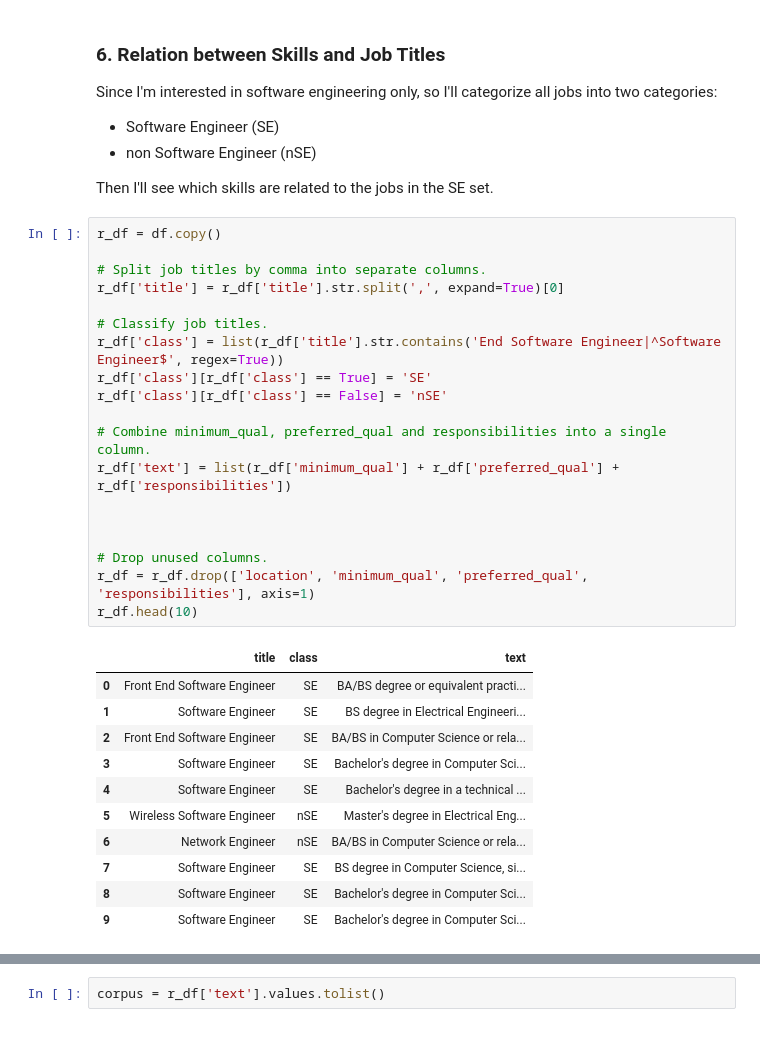
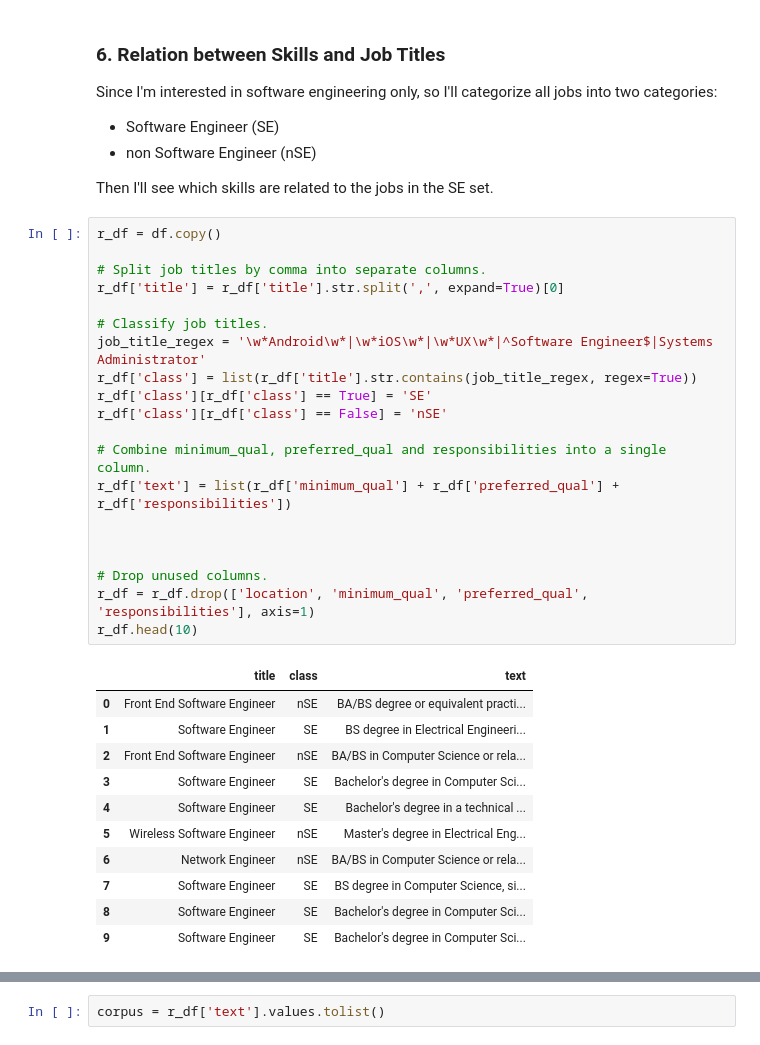
Before and after one commit to aesophor/DataScience, a Jupyter notebook: 05-Final-Project/Analyzing Google Career and Skills.ipynb, the cells around one changed output, grey strips where cells are left out. Saved outputs shown, nothing was run; the diff lists cells and outputs as text.

```diff
--- a/05-Final-Project/Analyzing Google Career and Skills.ipynb
+++ b/05-Final-Project/Analyzing Google Career and Skills.ipynb
@@ -483,27 +498,28 @@ Then I'll see which skills are related to the jobs in the SE set.
 # %%
 r_df = df.copy()
 
 # Split job titles by comma into separate columns.
 r_df['title'] = r_df['title'].str.split(',', expand=True)[0]
 
 # Classify job titles.
-r_df['class'] = list(r_df['title'].str.contains('End Software Engineer|^Software Engineer$', regex=True))
+job_title_regex = '\w*Android\w*|\w*iOS\w*|\w*UX\w*|^Software Engineer$|Systems Administrator'
+r_df['class'] = list(r_df['title'].str.contains(job_title_regex, regex=True))
 r_df['class'][r_df['class'] == True] = 'SE'
 r_df['class'][r_df['class'] == False] = 'nSE'
 
 # Combine minimum_qual, preferred_qual and responsibilities into a single column.
 r_df['text'] = list(r_df['minimum_qual'] + r_df['preferred_qual'] + r_df['responsibilities'])
 
 
 
 # Drop unused columns.
 r_df = r_df.drop(['location', 'minimum_qual', 'preferred_qual', 'responsibilities'], axis=1)
 r_df.head(10)
 # %% [output]
 |  | title | class | text |
-| 0 | Front End Software Engineer | SE | BA/BS degree or equivalent practi... |
+| 0 | Front End Software Engineer | nSE | BA/BS degree or equivalent practi... |
 | 1 | Software Engineer | SE | BS degree in Electrical Engineeri... |
-| 2 | Front End Software Engineer | SE | BA/BS in Computer Science or rela... |
+| 2 | Front End Software Engineer | nSE | BA/BS in Computer Science or rela... |
 | 3 | Software Engineer | SE | Bachelor's degree in Computer Sci... |
 | 4 | Software Engineer | SE | Bachelor's degree in a technical ... |
 | 5 | Wireless Software Engineer | nSE | Master's degree in Electrical Eng... |
```
Also changed, not shown: parts of 13 cells of this notebook, 2 other files.
